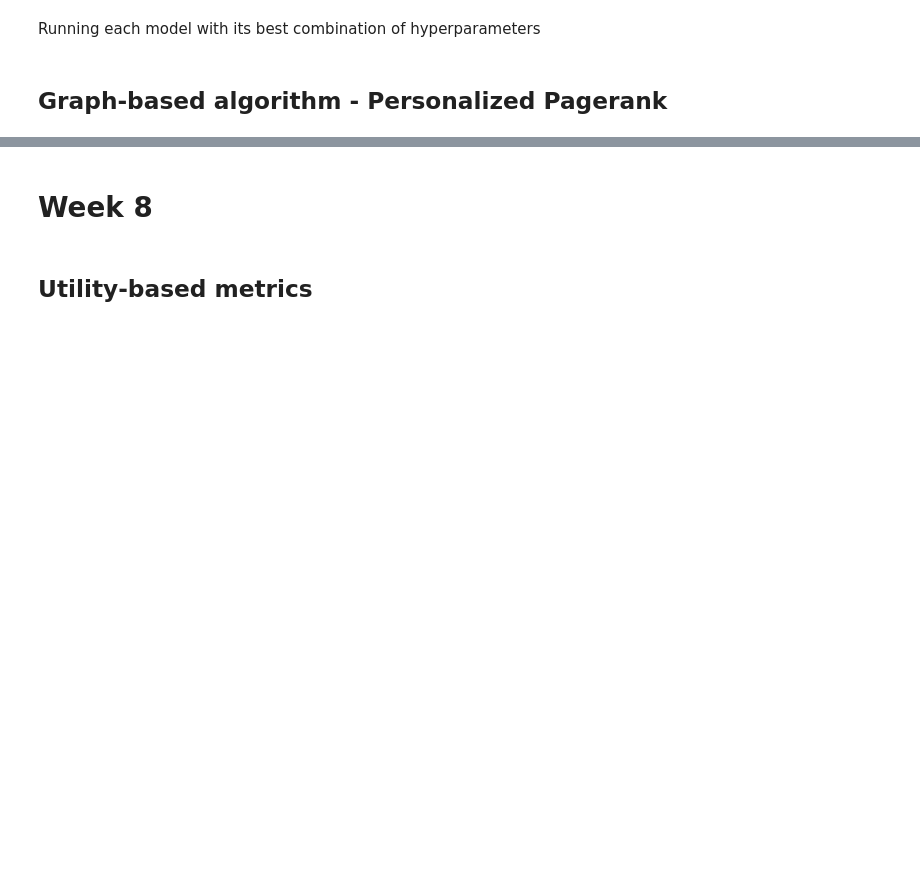
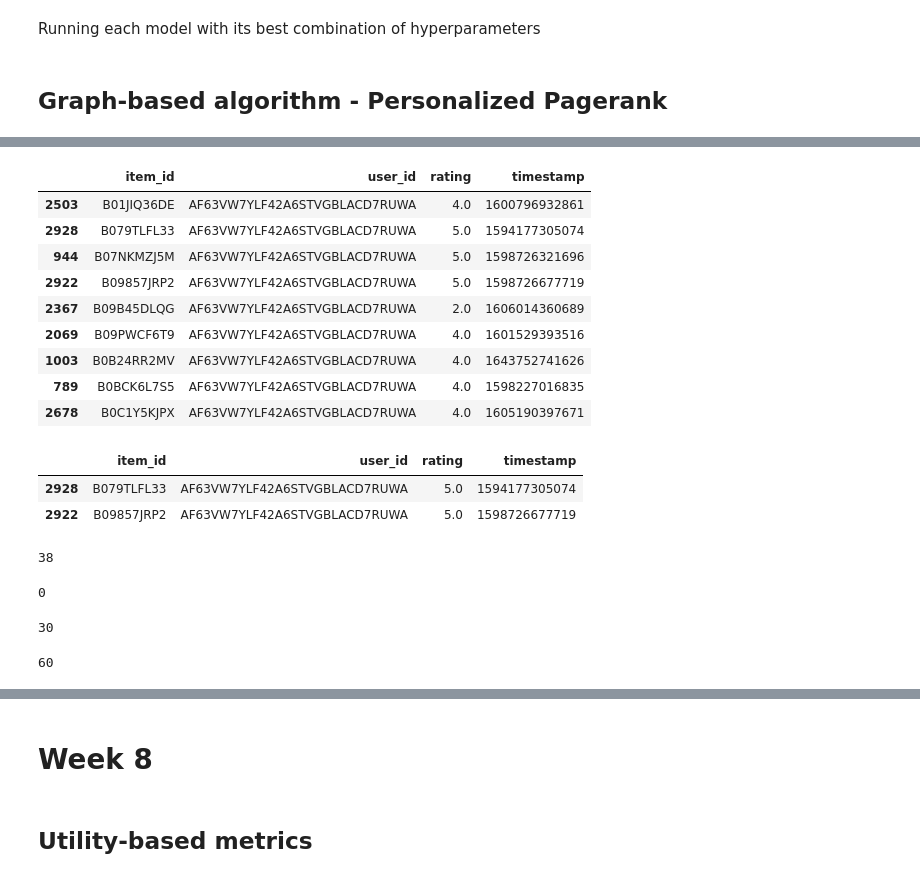
Before and after one commit to danielpenchev98/Web-Recommender-Systems-2025, a Jupyter notebook: project/project.ipynb, the cells around one changed output, grey strips where cells are left out. Cells and saved outputs as stored; diff of their text form; code cells hidden in the pictures; blank space fills up the shorter version.

```diff
--- a/project/project.ipynb
+++ b/project/project.ipynb
@@ -678,0 +773,19 @@ top_k_list
+# %%
+df_test[df_test.user_id=='AF63VW7YLF42A6STVGBLACD7RUWA']
+# %% [output]
+|  | item_id | user_id | rating | timestamp |
+| 2503 | B01JIQ36DE | AF63VW7YLF42A6STVGBLACD7RUWA | 4.0 | 1600796932861 |
+| 2928 | B079TLFL33 | AF63VW7YLF42A6STVGBLACD7RUWA | 5.0 | 1594177305074 |
+| 944 | B07NKMZJ5M | AF63VW7YLF42A6STVGBLACD7RUWA | 5.0 | 1598726321696 |
+| 2922 | B09857JRP2 | AF63VW7YLF42A6STVGBLACD7RUWA | 5.0 | 1598726677719 |
+| 2367 | B09B45DLQG | AF63VW7YLF42A6STVGBLACD7RUWA | 2.0 | 1606014360689 |
+| 2069 | B09PWCF6T9 | AF63VW7YLF42A6STVGBLACD7RUWA | 4.0 | 1601529393516 |
+| 1003 | B0B24RR2MV | AF63VW7YLF42A6STVGBLACD7RUWA | 4.0 | 1643752741626 |
+| 789 | B0BCK6L7S5 | AF63VW7YLF42A6STVGBLACD7RUWA | 4.0 | 1598227016835 |
+| 2678 | B0C1Y5KJPX | AF63VW7YLF42A6STVGBLACD7RUWA | 4.0 | 1605190397671 |
+# %%
+df_test[(df_test.item_id.isin(item_list)) & (df_test.user_id=='AF63VW7YLF42A6STVGBLACD7RUWA')]
+# %% [output]
+|  | item_id | user_id | rating | timestamp |
+| 2928 | B079TLFL33 | AF63VW7YLF42A6STVGBLACD7RUWA | 5.0 | 1594177305074 |
+| 2922 | B09857JRP2 | AF63VW7YLF42A6STVGBLACD7RUWA | 5.0 | 1598726677719 |
@@ -678,0 +803,16 @@ top_k_list
+# %%
+len(lost_users)
+# %% [output]
+38
+# %%
+len(set(lost_users).intersection(set(top_20_perc_users_with_highest_review_count)))
+# %% [output]
+0
+# %%
+len(set(lost_users).intersection(set(last_20_perc_users_with_highest_review_count)))
+# %% [output]
+30
+# %%
+len(diff_user)
+# %% [output]
+60
```
Also changed, not shown: parts of 50 cells of this notebook, 4 other files.
